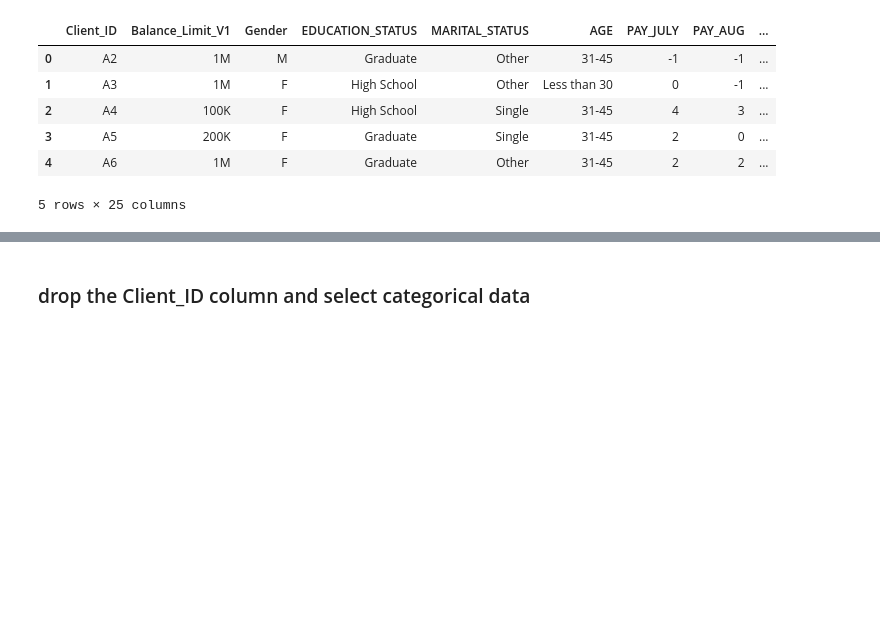
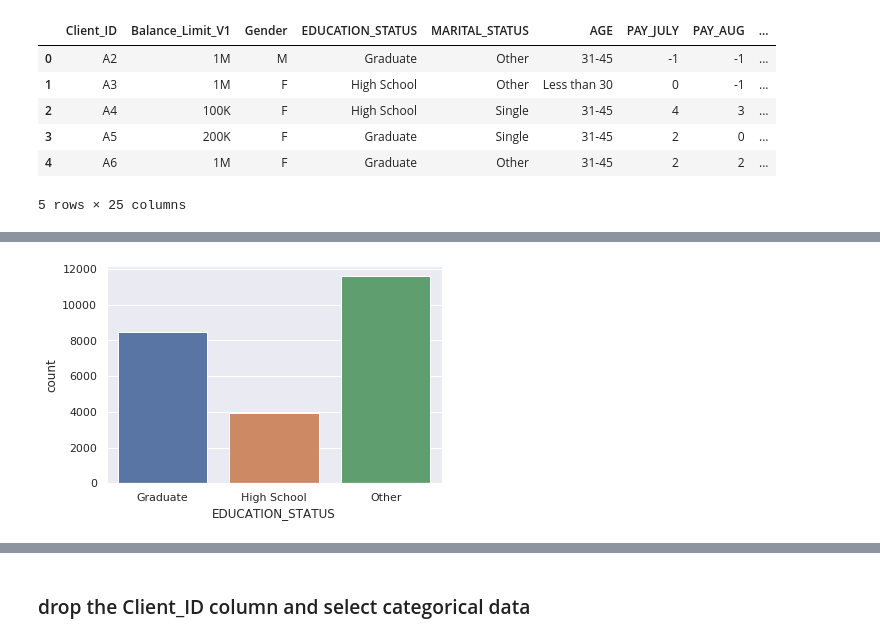
Before and after one commit to shashimalcse/Data-Storm-1.0, a Jupyter notebook: day2/datastorm_RandomForest_XGBoost.ipynb, the cells around one changed output, grey strips where cells are left out. Saved outputs shown, nothing was run; the diff lists cells and outputs as text; code cells hidden in the pictures; blank space fills up the shorter version.

```diff
--- a/day2/datastorm_RandomForest_XGBoost.ipynb
+++ b/day2/datastorm_RandomForest_XGBoost.ipynb
@@ -20,0 +29,4 @@ df.head()
+# %%
+ax = sns.countplot(x="EDUCATION_STATUS", data=df)
+# %% [output]
+[figure, added]
```
Also changed, not shown: parts of 19 cells of this notebook.
